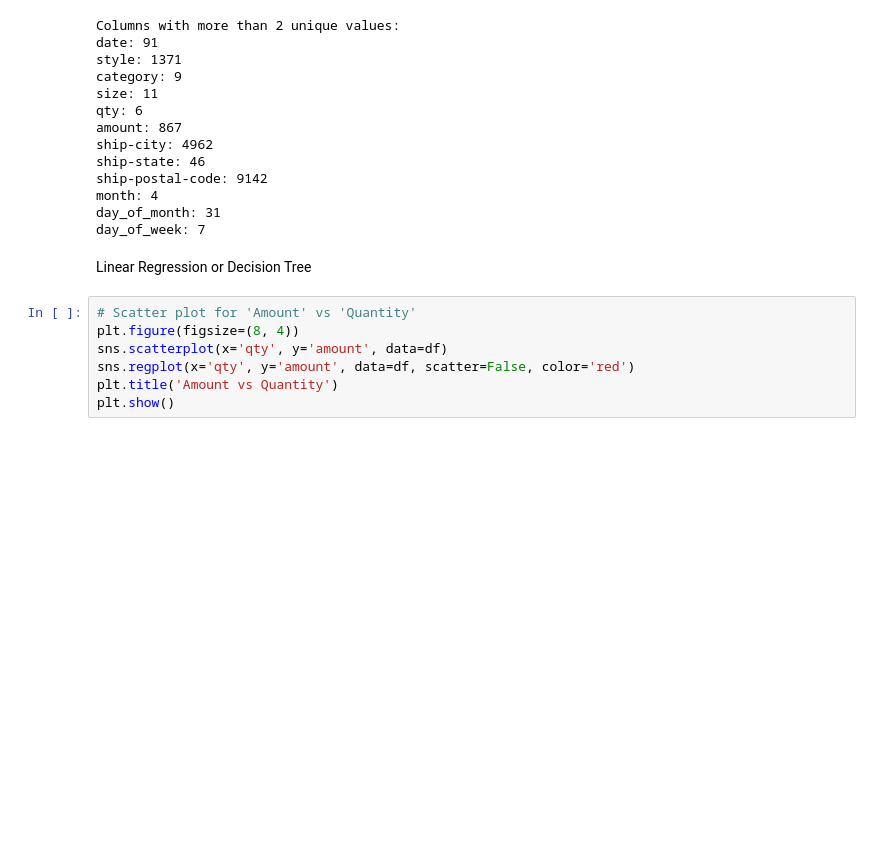
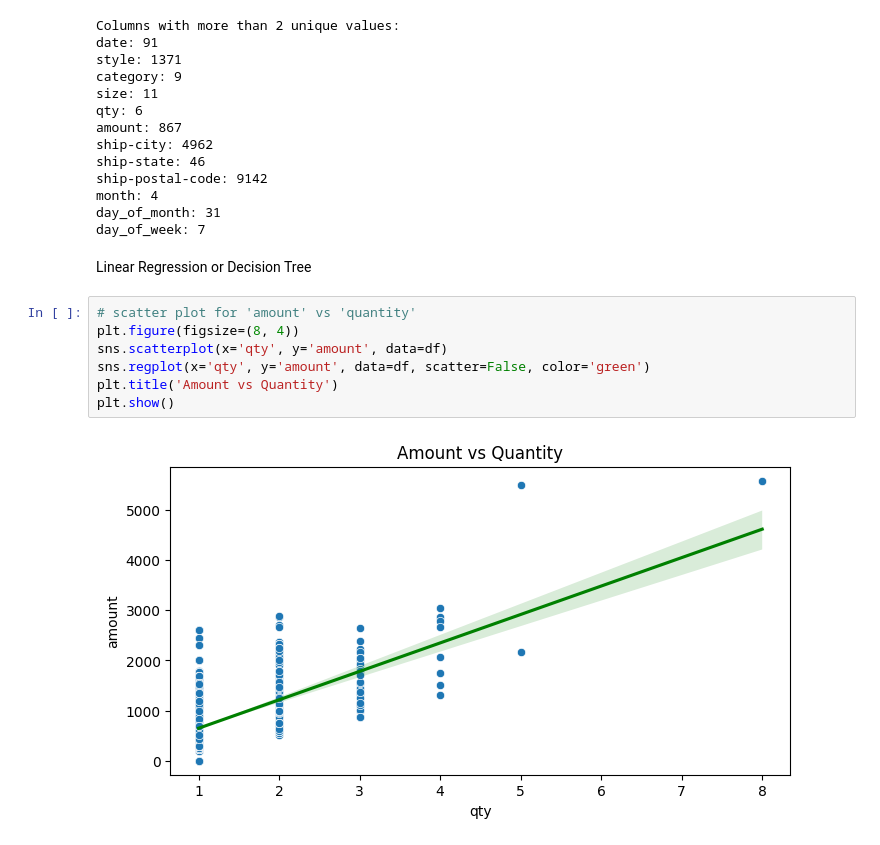
Before and after one commit to jesab/ml_assignment_1, a Jupyter notebook: JS_ML_Assignment_2.ipynb, the cells around one changed output. Drawn from its saved outputs; the diff is of its cells as text; blank space fills up the shorter version.

```diff
--- a/JS_ML_Assignment_2.ipynb
+++ b/JS_ML_Assignment_2.ipynb
@@ -587,10 +588,12 @@ day_of_week: 7
 # %% [markdown]
 Linear Regression or Decision Tree
 # %%
-# Scatter plot for 'Amount' vs 'Quantity'
+# scatter plot for 'amount' vs 'quantity'
 plt.figure(figsize=(8, 4))
 sns.scatterplot(x='qty', y='amount', data=df)
-sns.regplot(x='qty', y='amount', data=df, scatter=False, color='red')
+sns.regplot(x='qty', y='amount', data=df, scatter=False, color='green')
 plt.title('Amount vs Quantity')
 plt.show()
+# %% [output]
+[figure, added]
 # %%
```
Also changed, not shown: parts of 22 cells of this notebook.
